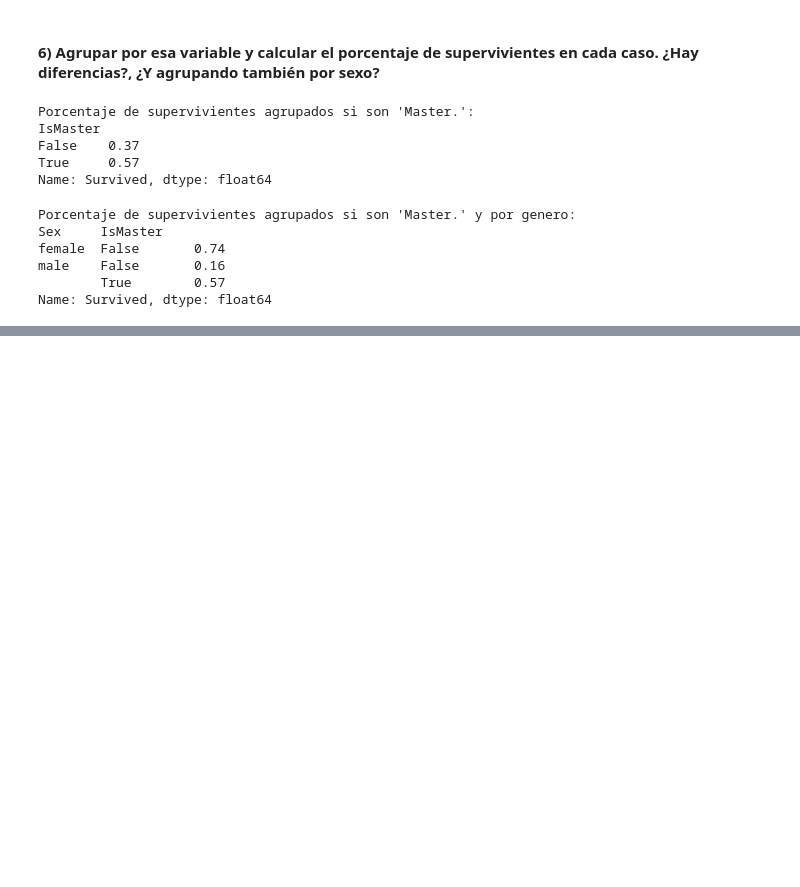
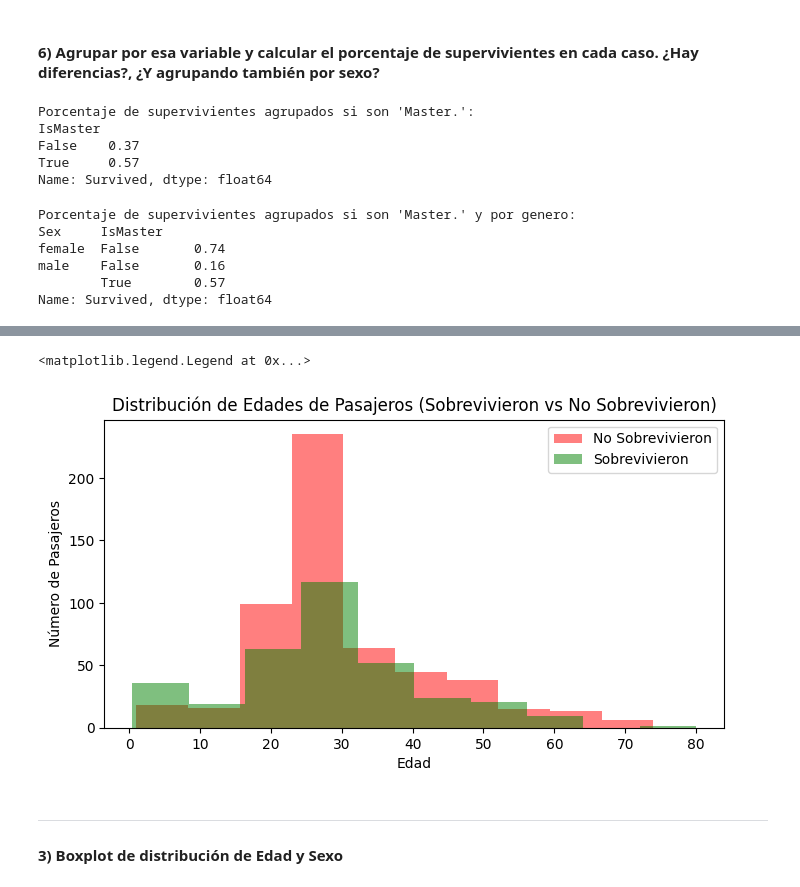
Before and after one commit to gerickt/coder, a Jupyter notebook: EjerciciosEnClase/07-titanic.ipynb, the cells around one changed output, grey strips where cells are left out. Saved outputs shown, nothing was run; the diff lists cells and outputs as text; code cells hidden in the pictures; blank space fills up the shorter version.

```diff
--- a/EjerciciosEnClase/07-titanic.ipynb
+++ b/EjerciciosEnClase/07-titanic.ipynb
@@ -150,0 +201,21 @@ Name: Survived, dtype: float64
+# %%
+# Filtramos los que sobrevivieron y los que no
+# nos quedamos con la columna Age, donde los valores de Survived sean 1
+sobrevivio_by_age = df[df["Survived"] == 1]["Age"]
+# nos quedamos con la columna Age, donde los valores de Survived sean 0
+no_sobrevivio_by_age = df[df["Survived"] == 0]["Age"]
+# %%
+# Graficamos el histograma
+fig, ax = plt.subplots(figsize=(8, 4))
+ax.hist(no_sobrevivio_by_age, bins=10, alpha=0.5, label="No Sobrevivieron", color="red")
+ax.hist(sobrevivio_by_age, bins=10, alpha=0.5, label="Sobrevivieron", color="green")
+ax.set_title("Distribución de Edades de Pasajeros (Sobrevivieron vs No Sobrevivieron)")
+ax.set_xlabel("Edad")
+ax.set_ylabel("Número de Pasajeros")
+ax.legend()
+# %% [output]
+<matplotlib.legend.Legend at 0x...>
+[figure, added]
+# %% [markdown]
+---
+#### 3) Boxplot de distribución de Edad y Sexo
```
Also changed, not shown: parts of 11 cells of this notebook, 1 other file.
